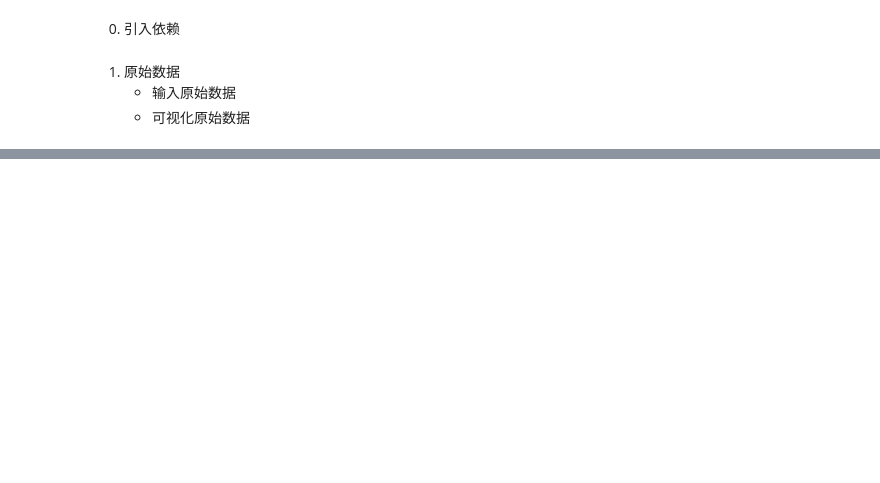
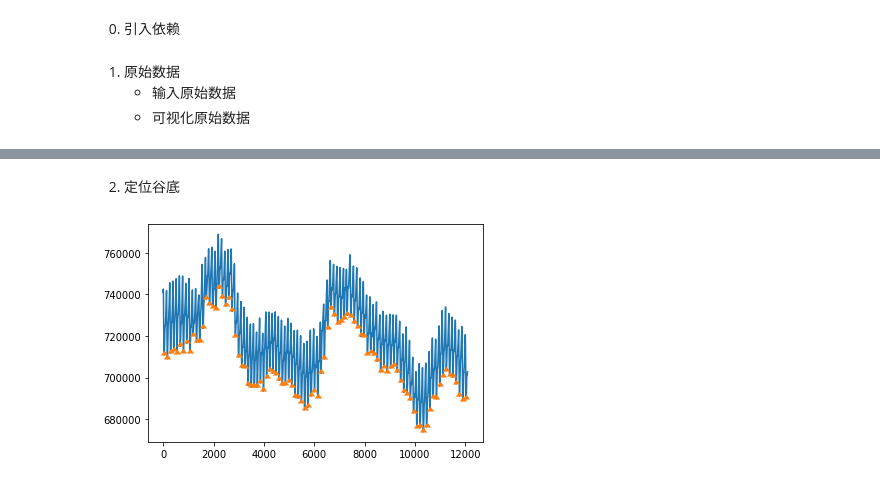
Before and after one commit to wxl15/yijyun-jupyter, a Jupyter notebook: jingluo.ipynb, the cells around one changed output, grey strips where cells are left out. Drawn from its saved outputs; the diff is of its cells as text; code cells hidden in the pictures; blank space fills up the shorter version.

```diff
--- a/jingluo.ipynb
+++ b/jingluo.ipynb
@@ -23,0 +60,6 @@ plt.plot(raw_data)
+# %% [markdown]
+2. 定位谷底
+# %%
+trough_locs = jingluo.find_troughs(raw_data, visualize=True)
+# %% [output]
+[figure, added]
```
Also changed, not shown: parts of 15 cells of this notebook, 3 other files.
